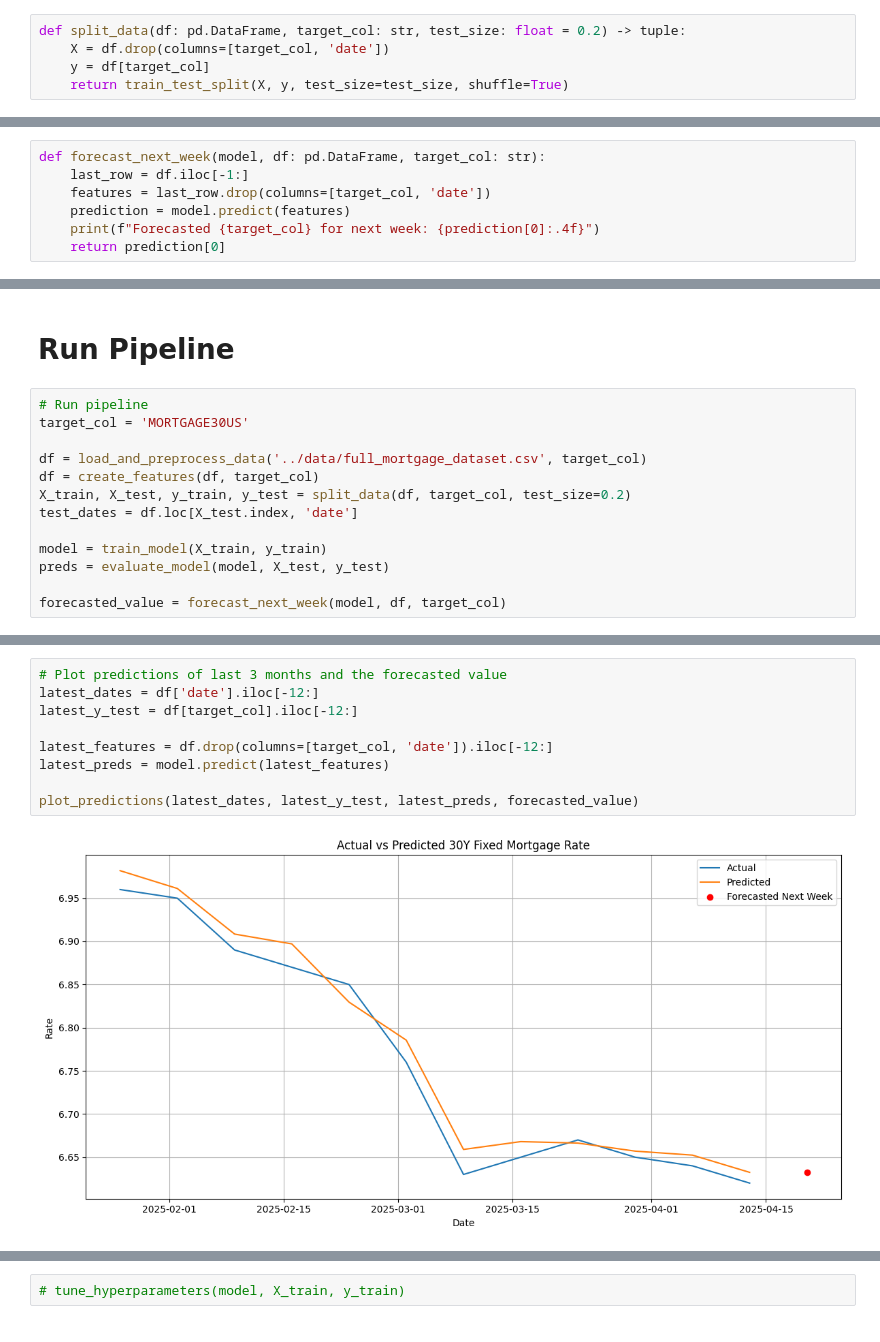
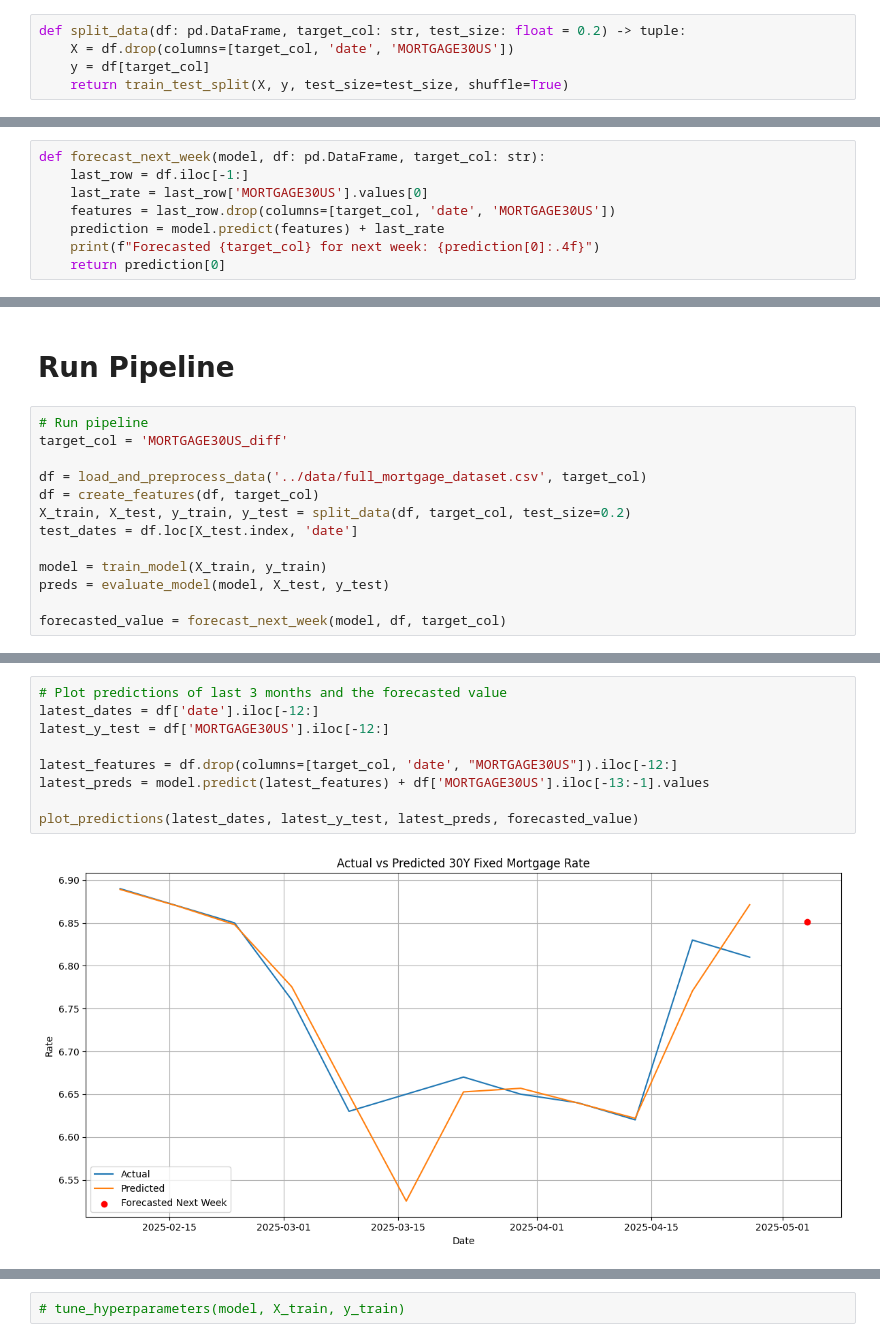
Before and after one commit to chrisprasanna/mortgage-rate-prediction, a Jupyter notebook: notebooks/mortgage_rate_prediction_pipeline.ipynb, the cells around one changed output, grey strips where cells are left out. Drawn from its saved outputs; the diff is of its cells as text.

```diff
--- a/notebooks/mortgage_rate_prediction_pipeline.ipynb
+++ b/notebooks/mortgage_rate_prediction_pipeline.ipynb
@@ -40,7 +38,7 @@ def create_features(df: pd.DataFrame, target_col: str) -> pd.DataFrame:
 # Data Split
 # %%
 def split_data(df: pd.DataFrame, target_col: str, test_size: float = 0.2) -> tuple:
-    X = df.drop(columns=[target_col, 'date'])
+    X = df.drop(columns=[target_col, 'date', 'MORTGAGE30US'])
     y = df[target_col]
     return train_test_split(X, y, test_size=test_size, shuffle=True)
 # %% [markdown]
@@ -94,8 +92,9 @@ def evaluate_model(model, X_test, y_test):
 # %%
 def forecast_next_week(model, df: pd.DataFrame, target_col: str):
     last_row = df.iloc[-1:]
-    features = last_row.drop(columns=[target_col, 'date'])
-    prediction = model.predict(features)
+    last_rate = last_row['MORTGAGE30US'].values[0]
+    features = last_row.drop(columns=[target_col, 'date', 'MORTGAGE30US'])
+    prediction = model.predict(features) + last_rate
     print(f"Forecasted {target_col} for next week: {prediction[0]:.4f}")
     return prediction[0]
 # %% [markdown]
@@ -148,7 +147,7 @@ def plot_error_distribution(y_test, preds):
 # Run Pipeline
 # %%
 # Run pipeline
-target_col = 'MORTGAGE30US'
+target_col = 'MORTGAGE30US_diff'
 
 df = load_and_preprocess_data('../data/full_mortgage_dataset.csv', target_col)
 df = create_features(df, target_col)
@@ -162,14 +165,14 @@ forecasted_value = forecast_next_week(model, df, target_col)
 # %%
 # Plot predictions of last 3 months and the forecasted value
 latest_dates = df['date'].iloc[-12:]
-latest_y_test = df[target_col].iloc[-12:]
+latest_y_test = df['MORTGAGE30US'].iloc[-12:]
 
-latest_features = df.drop(columns=[target_col, 'date']).iloc[-12:]
-latest_preds = model.predict(latest_features)
+latest_features = df.drop(columns=[target_col, 'date', "MORTGAGE30US"]).iloc[-12:]
+latest_preds = model.predict(latest_features) + df['MORTGAGE30US'].iloc[-13:-1].values
 
 plot_predictions(latest_dates, latest_y_test, latest_preds, forecasted_value)
 # %% [output]
-[figure, old version]
+[figure, new version]
 # %%
 plot_feature_importance(model, X_train.columns.tolist())
 plot_scatter_predictions(y_test, preds)
```
Also changed, not shown: parts of 3 cells of this notebook, 8 other files.
